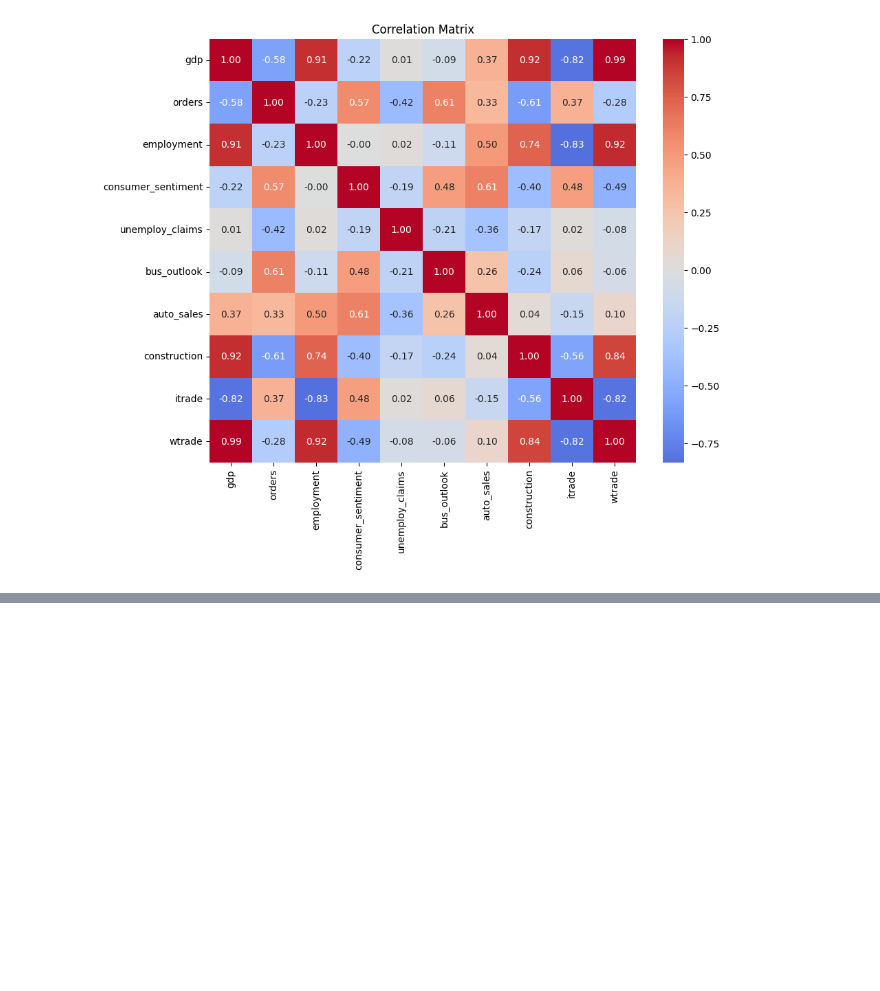
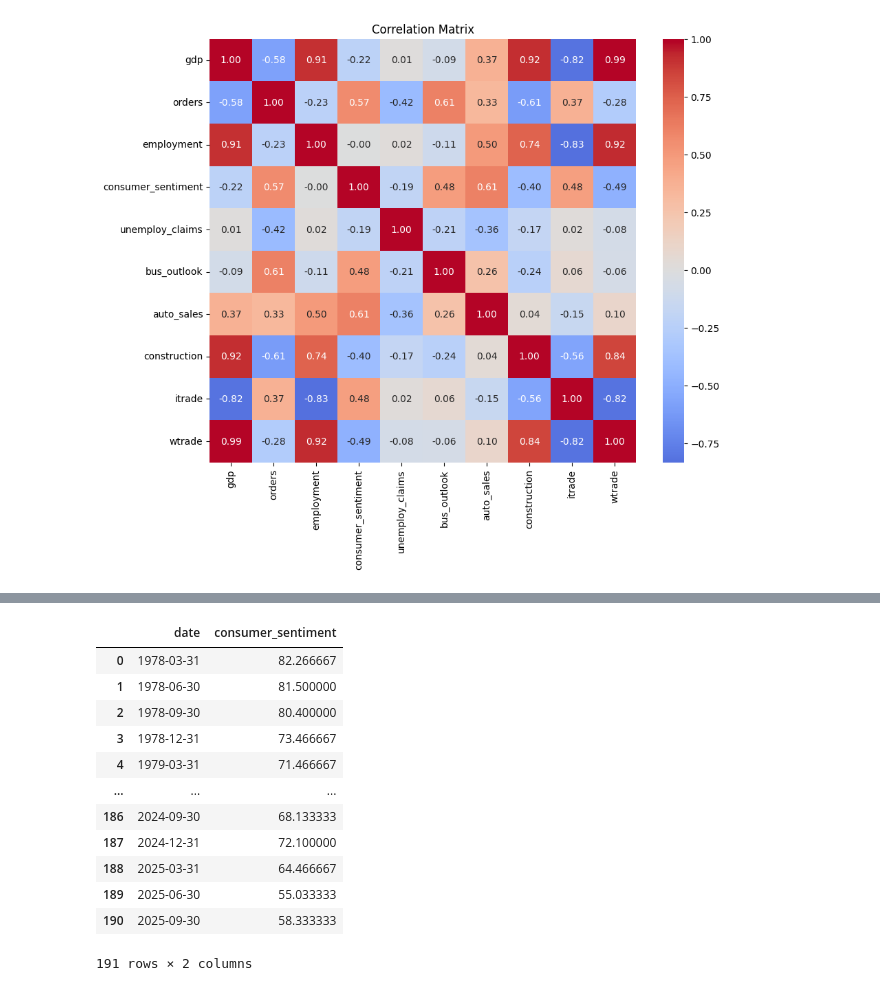
Before and after one commit to alejandrog-alt/6103-fall-25-Kennedy-Kuscu-Gomez, a Jupyter notebook: code/wpk_data_load.ipynb, the cells around one changed output, grey strips where cells are left out. Drawn from its saved outputs; the diff is of its cells as text; code cells hidden in the pictures; blank space fills up the shorter version.

```diff
--- a/code/wpk_data_load.ipynb
+++ b/code/wpk_data_load.ipynb
@@ -240,0 +258,16 @@ plt.show()
+# %%
+consumer_q
+# %% [output]
+|  | date | consumer_sentiment |
+| 0 | 1978-03-31 | 82.266667 |
+| 1 | 1978-06-30 | 81.500000 |
+| 2 | 1978-09-30 | 80.400000 |
+| 3 | 1978-12-31 | 73.466667 |
+| 4 | 1979-03-31 | 71.466667 |
+| ... | ... | ... |
+| 186 | 2024-09-30 | 68.133333 |
+| 187 | 2024-12-31 | 72.100000 |
+| 188 | 2025-03-31 | 64.466667 |
+| 189 | 2025-06-30 | 55.033333 |
+| 190 | 2025-09-30 | 58.333333 |
+191 rows × 2 columns
```
Also changed, not shown: parts of 2 cells of this notebook, 3 other files.
